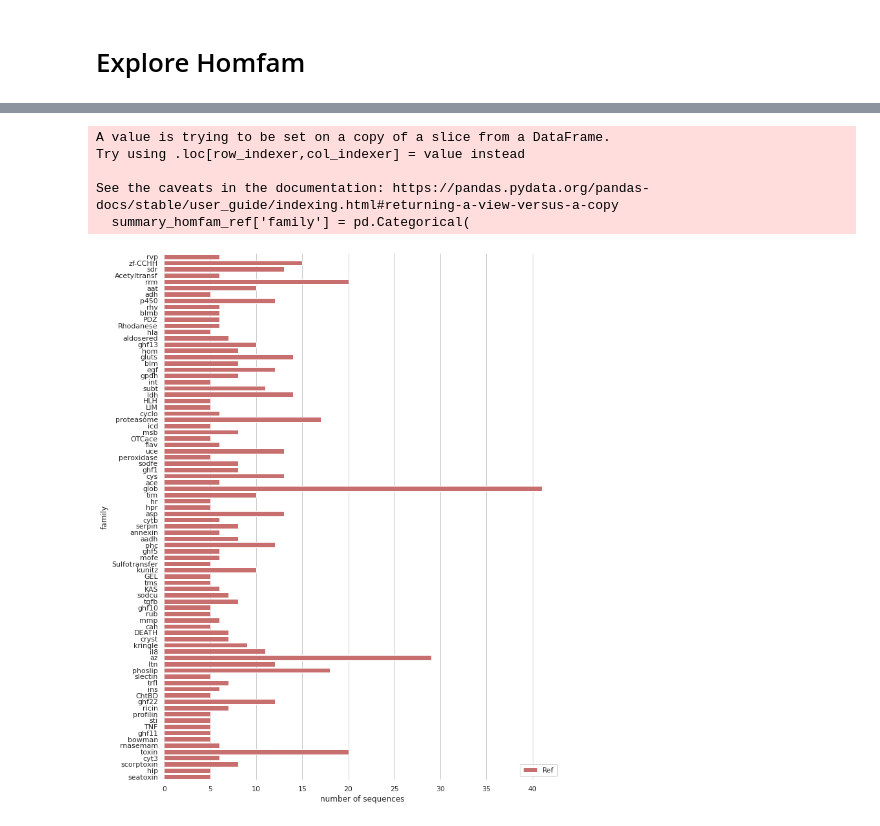
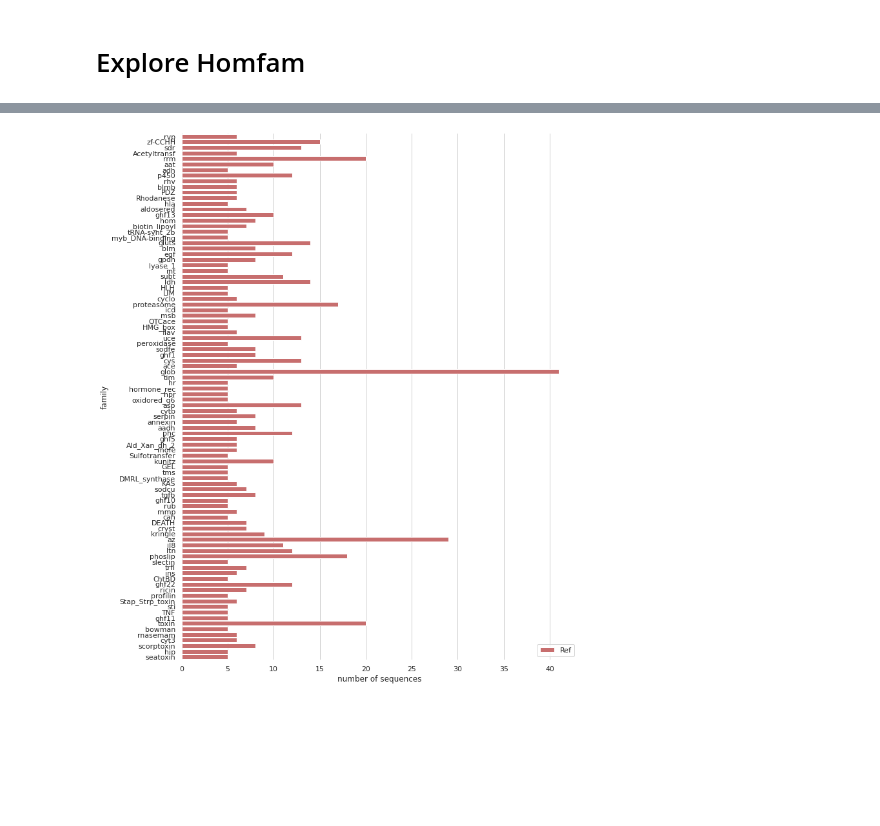
Before and after one commit to luisas/nf_structural_regression, a Jupyter notebook: notebook/00_HomFam.ipynb, the cells around one changed output, grey strips where cells are left out. Saved outputs shown, nothing was run; the diff lists cells and outputs as text; code cells hidden in the pictures; blank space fills up the shorter version.

```diff
--- a/notebook/00_HomFam.ipynb
+++ b/notebook/00_HomFam.ipynb
@@ -78,3 +70,0 @@ summary_homfam
-# %%
-summary_homfam_ref = summary_homfam[summary_homfam.subset == "ref"]
-summary_homfam_test = summary_homfam[summary_homfam.subset == "test-only"].sort_values("n_sequences", ascending=False)
@@ -83,0 +127,9 @@ summary_homfam_merged["perc_ref_total"] = (summary_homfam_merged.n_sequences_x *
+# %%
+# Prep homfam
+# Add group sizes
+thresholds = [4000,10000,25000,415519]
+summary_homfam_combined["size_group"] = "huge"
+summary_homfam_combined.loc[summary_homfam_combined.n_sequences < thresholds[3], "size_group"] = "xlarge"
+summary_homfam_combined.loc[summary_homfam_combined.n_sequences < thresholds[2], "size_group"] = "large"
+summary_homfam_combined.loc[summary_homfam_combined.n_sequences < thresholds[1], "size_group"] = "medium"
+summary_homfam_combined.loc[summary_homfam_combined.n_sequences < thresholds[0], "size_group"] = "small"
@@ -83,0 +155,22 @@ summary_homfam_merged["perc_ref_total"] = (summary_homfam_merged.n_sequences_x *
+# %%
+# ------------ Number of sequences -------------
+
+sns.set_theme(style="white")
+sns.set_context("notebook")
+
+# Initialize the matplotlib figure
+f, ax = plt.subplots(figsize=(5, 5))
+
+
+# Plot the total crashes
+sns.set_color_codes("deep")
+sns.barplot(x="size_group", y="n", data=df_size,
+            hue="dataset", palette="ch:.25")
+
+# Add a legend and informative axis label
+ax.legend(ncol=1, loc="upper right", frameon=False)
+ax.set(xlabel="")
+ax.set(ylabel="number of families")
+#sns.despine(left=True, bottom=True)
+f.tight_layout()
+plt.savefig(os.path.join(outdir, "00_nFamilies.pdf"))
@@ -83,0 +206,9 @@ summary_homfam_merged["perc_ref_total"] = (summary_homfam_merged.n_sequences_x *
+# %%
+sns.set_theme(style="whitegrid")
+# Initialize the matplotlib figure
+f, ax = plt.subplots(figsize=(11, 15))
+
+
+# Plot the total crashes
+sns.set_color_codes("pastel")
+sns.displot(summary, x="perc_ref_total", hue="dataset", fill=True, kde = True)
@@ -103,35 +239,30 @@ plt.savefig(os.path.join(outdir, "01_test_seq.pdf"))
 # %%
 # Order as the one above
-order_test =  list(OrderedDict.fromkeys(summary_homfam_test.family))
+order_test =  list(OrderedDict.fromkeys(summary_homfam_combined.family))
 order_test
 summary_homfam_ref['family'] = pd.Categorical(
     summary_homfam_ref['family'],
     categories=order_test,
     ordered=True
 )
 
 
 sns.set_theme(style="whitegrid")
 # Initialize the matplotlib figure
 f, ax = plt.subplots(figsize=(11, 15))
 
 
 # Plot the total crashes
 sns.set_color_codes("pastel")
 sns.set_color_codes("muted")
 sns.barplot(x="n_sequences", y="family", data=summary_homfam_ref,
             label="Ref", color="r")
 
 # Add a legend and informative axis label
 ax.legend(ncol=2, loc="lower right", frameon=True)
 ax.set(xlabel="number of sequences")
 sns.despine(left=True, bottom=True)
 plt.savefig(os.path.join(outdir, "02_refs_seq.pdf"))
 # %% [output]
-A value is trying to be set on a copy of a slice from a DataFrame.
-Try using .loc[row_indexer,col_indexer] = value instead
-
-See the caveats in the documentation: https://pandas.pydata.org/pandas-docs/stable/user_guide/indexing.html#returning-a-view-versus-a-copy
-  summary_homfam_ref['family'] = pd.Categorical(
-[figure, old version]
+[figure, new version]
 # %%
```
Also changed, not shown: parts of 40 cells of this notebook, 16 other files.
